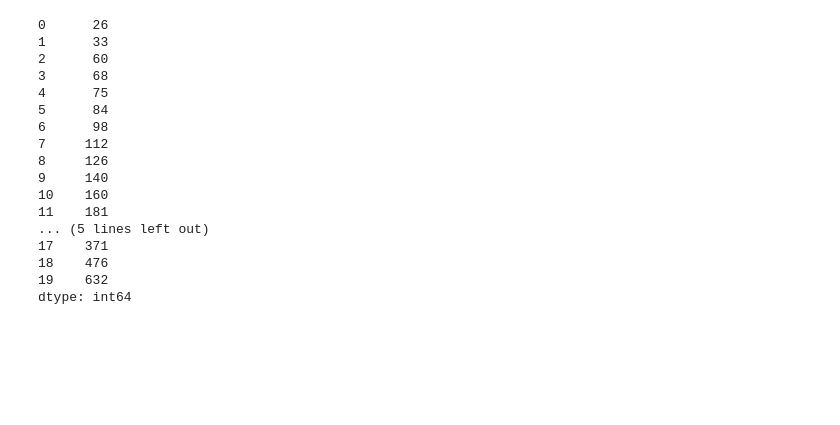
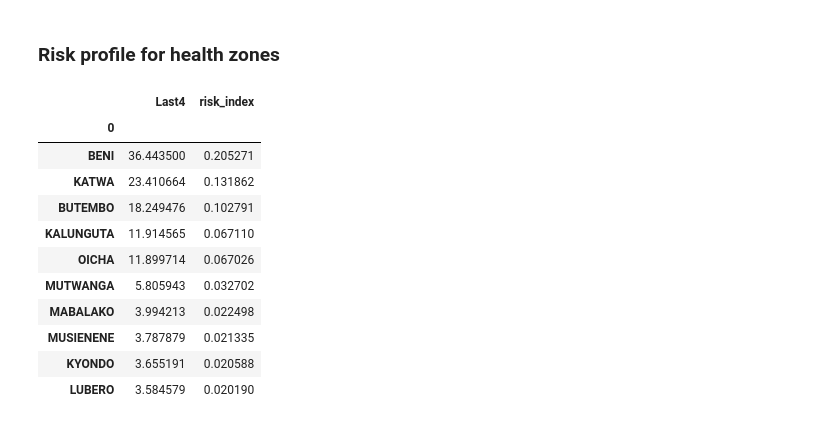
Before and after one commit to NSSAC/DRC_Ebola_2018, a Jupyter notebook: notebooks/DRC_NK_grav_patchsim.ipynb, the cells around one changed output. Saved outputs shown, nothing was run; the diff lists cells and outputs as text; code cells hidden in the pictures; blank space fills up the shorter version.

```diff
--- a/notebooks/DRC_NK_grav_patchsim.ipynb
+++ b/notebooks/DRC_NK_grav_patchsim.ipynb
@@ -86,25 +120,26 @@ out_df = out1_df.join(out2_df)
+# %% [markdown]
+### Risk profile for health zones
 # %%
+### Converting to Weekly case counts
 out_df.index = out_df.index.str.replace('_',' ')
 out_wk = out_df.groupby((out_df.columns - 1)// 7, axis=1).sum()
 wk_range = out_wk.columns[:-1]
 out_wk = out_wk[wk_range]
-out_wk.index = out_wk.index.str.replace('_',' ')
-out_wk.sum().cumsum()
+
+out_wk['Last4'] = out_wk[wk_range[-4:]].sum(axis=1)
+temp_df = out_wk.sort_values('Last4',ascending=False)[['Last4']]
+temp_df['risk_index'] = temp_df.Last4/temp_df.Last4.sum()
+temp_df.head(10)
 # %% [output]
-0      26
-1      33
-2      60
-3      68
-4      75
-5      84
-6      98
-7     112
-8     126
-9     140
-10    160
-11    181
-... (5 lines left out)
-17    371
-18    476
-19    632
-dtype: int64
+|  | Last4 | risk_index |
+| 0 |  |  |
+| BENI | 36.443500 | 0.205271 |
+| KATWA | 23.410664 | 0.131862 |
+| BUTEMBO | 18.249476 | 0.102791 |
+| KALUNGUTA | 11.914565 | 0.067110 |
+| OICHA | 11.899714 | 0.067026 |
+| MUTWANGA | 5.805943 | 0.032702 |
+| MABALAKO | 3.994213 | 0.022498 |
+| MUSIENENE | 3.787879 | 0.021335 |
+| KYONDO | 3.655191 | 0.020588 |
+| LUBERO | 3.584579 | 0.020190 |
```
Also changed, not shown: parts of 27 cells of this notebook, 36 other files.
